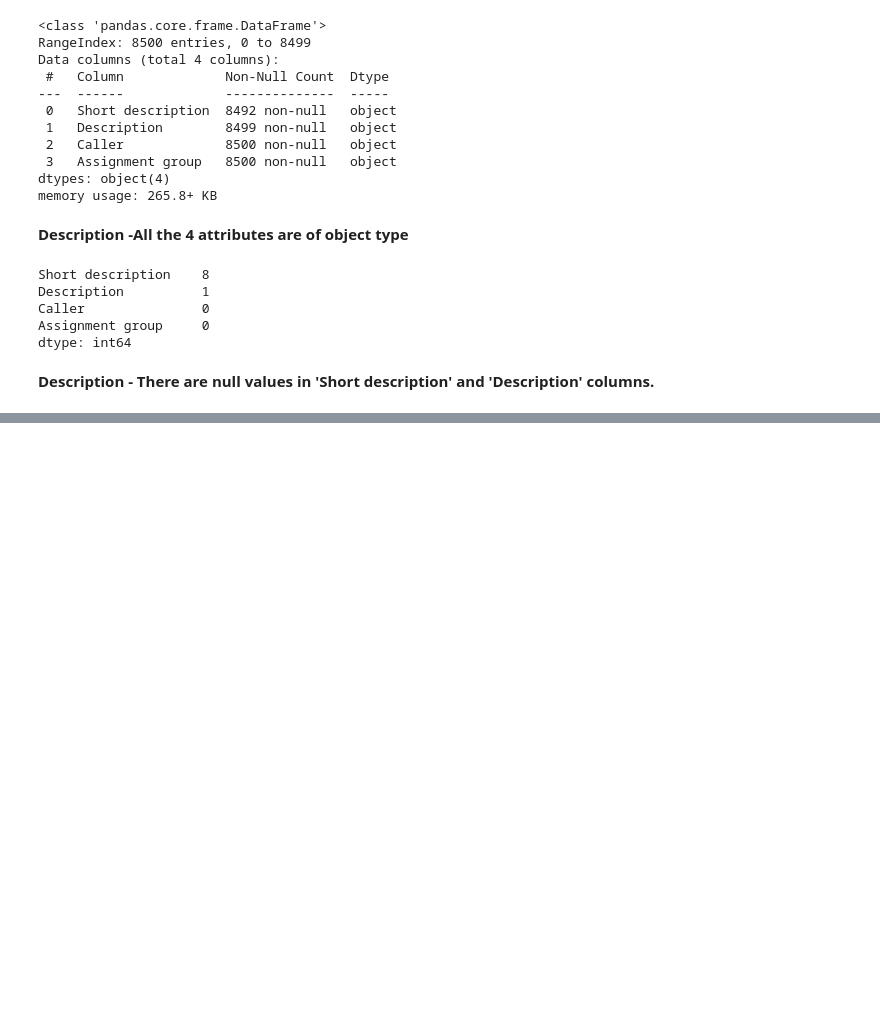
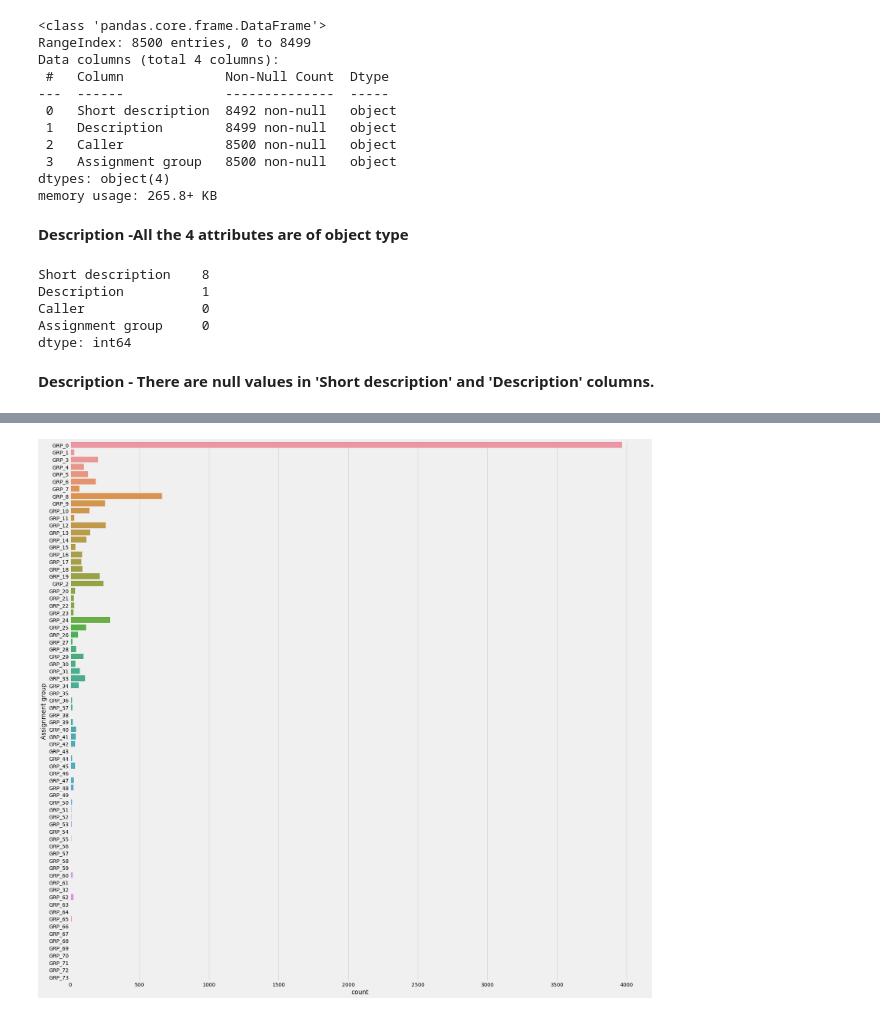
Before and after one commit to EshwarArya/automaticticketassignment, a Jupyter notebook: GL AIML CapstoneProject-NLP.ipynb, the cells around one changed output, grey strips where cells are left out. Drawn from its saved outputs; the diff is of its cells as text; code cells hidden in the pictures; blank space fills up the shorter version.

```diff
--- a/GL AIML CapstoneProject-NLP.ipynb
+++ b/GL AIML CapstoneProject-NLP.ipynb
@@ -118,4 +147,0 @@ array(['GRP_0', 'GRP_1', 'GRP_3', 'GRP_4', 'GRP_5', 'GRP_6', 'GRP_7',
-# %%
-#Fetch wordcount for each entry in short description
-df['word_count_short_dec'] = df['Short description'].apply(lambda x: len(str(x).split(" ")))
-df[['Short description','word_count_short_dec']].head()
@@ -145,4 +147,0 @@ The average word count is about 7 words per short description. The word count ra
-# %%
-#Fetch wordcount for each entry in short description
-df['word_count_description'] = df['Description'].apply(lambda x: len(str(x).split(" ")))
-df[['Description','word_count_description']].head()
@@ -391,0 +148,8 @@ fdist.most_common(50)
+# %%
+#Dropping the column Caller as it is insignificant for our model
+df = df.drop(['Caller'],axis = 1)
+# %%
+df = df.dropna()
+df = df.reset_index(drop=True)
+print(df.isnull().sum())
+df_test = pd.DataFrame(df)
@@ -391,0 +184,8 @@ fdist.most_common(50)
+# %%
+#Now let's plot the Assignment group after dropping the null values
+group=df['Assignment group']
+plt.figure(figsize=(25,25))
+sns.countplot(y=group)
+plt.show()
+# %% [output]
+[figure, added]
```
Also changed, not shown: parts of 108 cells of this notebook.
